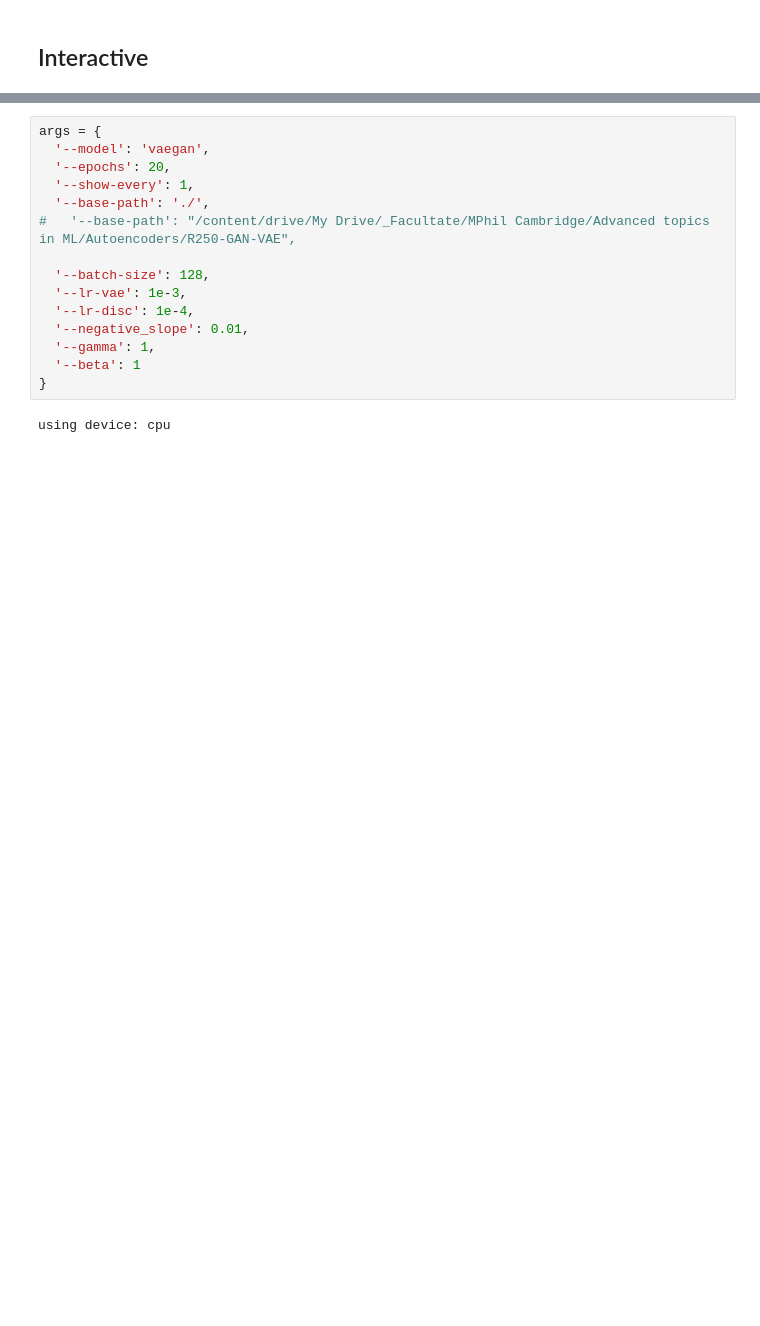
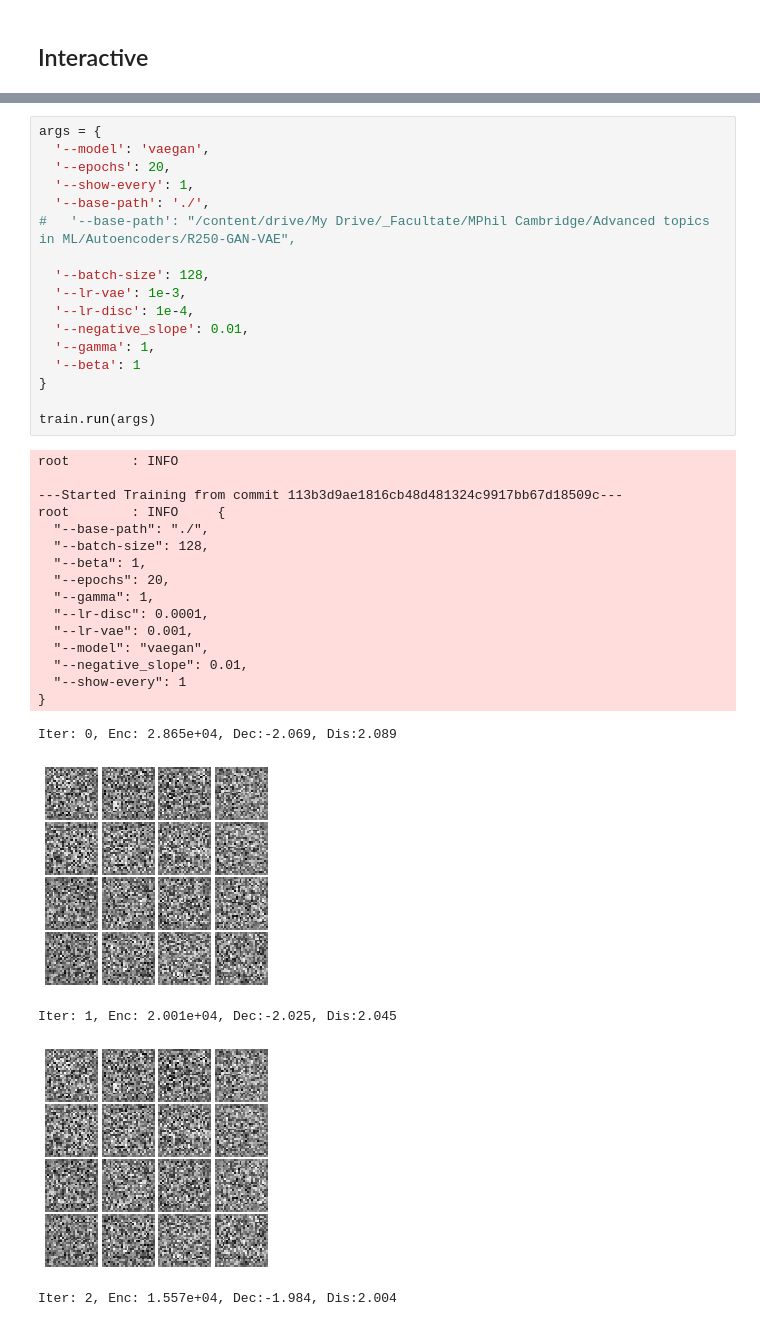
Before and after one commit to andreimargeloiu/R250-GAN-VAE, a Jupyter notebook: run_interactive.ipynb, the cells around one changed output, grey strips where cells are left out. Cells and saved outputs as stored; diff of their text form; blank space fills up the shorter version.

```diff
--- a/run_interactive.ipynb
+++ b/run_interactive.ipynb
@@ -84,17 +29,38 @@ using device: cpu
 # %%
 args = {
   '--model': 'vaegan',
   '--epochs': 20,
   '--show-every': 1,
   '--base-path': './',
 #   '--base-path': "/content/drive/My Drive/_Facultate/MPhil Cambridge/Advanced topics in ML/Autoencoders/R250-GAN-VAE",
 
   '--batch-size': 128,
   '--lr-vae': 1e-3,
   '--lr-disc': 1e-4,
   '--negative_slope': 0.01,
   '--gamma': 1,
   '--beta': 1
 }
+
+train.run(args)
 # %% [output]
-using device: cpu
+root        : INFO
+
+---Started Training from commit 113b3d9ae1816cb48d481324c9917bb67d18509c---
+root        : INFO     {
+  "--base-path": "./",
+  "--batch-size": 128,
+  "--beta": 1,
+  "--epochs": 20,
+  "--gamma": 1,
+  "--lr-disc": 0.0001,
+  "--lr-vae": 0.001,
+  "--model": "vaegan",
+  "--negative_slope": 0.01,
+  "--show-every": 1
+}
+Iter: 0, Enc: 2.865e+04, Dec:-2.069, Dis:2.089
+[figure, added]
+Iter: 1, Enc: 2.001e+04, Dec:-2.025, Dis:2.045
+[figure, added]
+Iter: 2, Enc: 1.557e+04, Dec:-1.984, Dis:2.004
```
Also changed, not shown: parts of 12 cells of this notebook, 4 other files.
